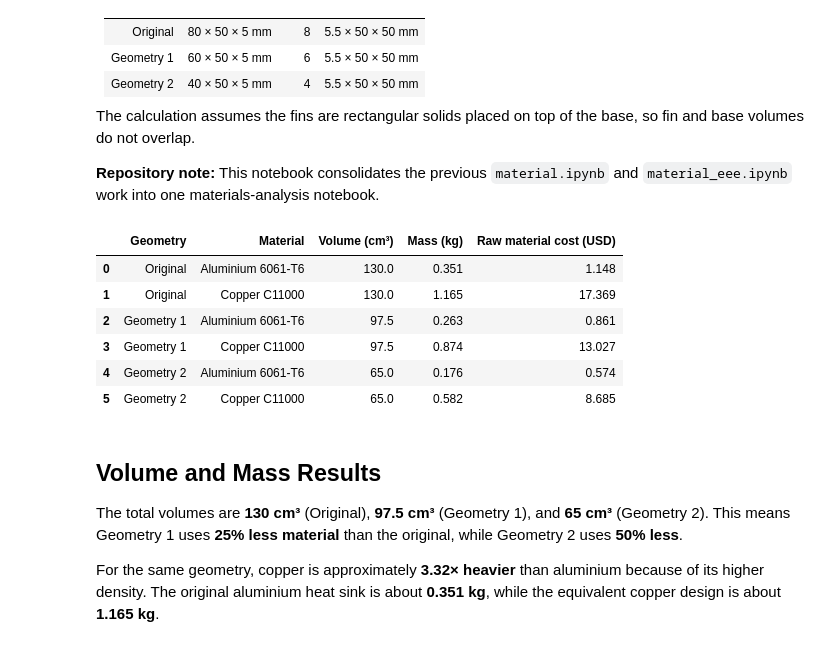
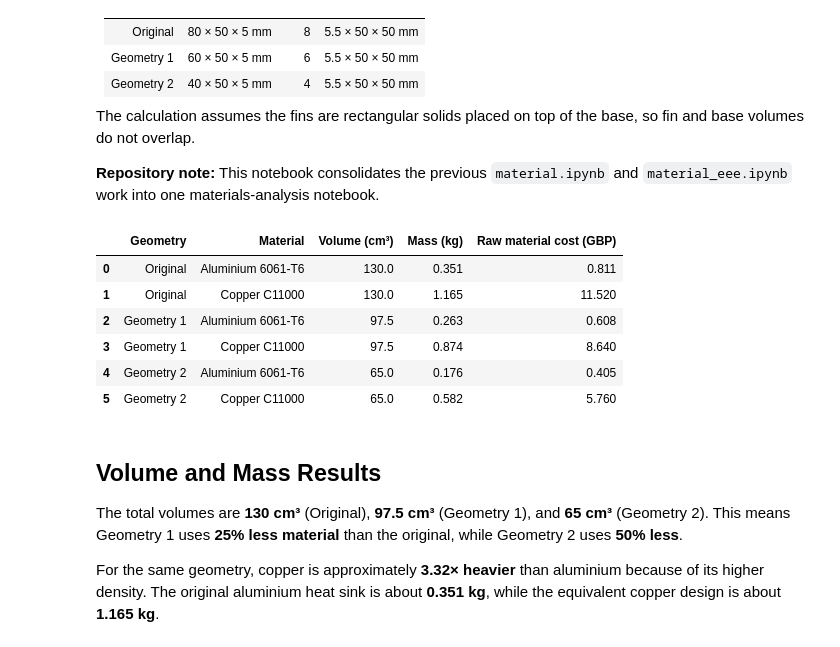
Before and after one commit to jaeheewritescode/mosfet-thermal-simulation, a Jupyter notebook: materials/material_eee.ipynb, the cells around one changed output. Saved outputs shown, nothing was run; the diff lists cells and outputs as text; code cells hidden in the pictures.

```diff
--- a/materials/material_eee.ipynb
+++ b/materials/material_eee.ipynb
@@ -24,43 +24,43 @@ fin_height_mm = 50
 fin_length_mm = 50
 base_width_mm = 50
 base_thickness_mm = 5
 
 geometries = {
     "Original": {"base_length_mm": 80, "n_fins": 8},
     "Geometry 1": {"base_length_mm": 60, "n_fins": 6},
     "Geometry 2": {"base_length_mm": 40, "n_fins": 4},
 }
 
 materials = {
-    "Aluminium 6061-T6": {"density_g_cm3": 2.70, "raw_price_usd_kg": 3.270},
-    "Copper C11000": {"density_g_cm3": 8.96, "raw_price_usd_kg": 14.912},
+    "Aluminium 6061-T6": {"density_g_cm3": 2.70, "raw_price_gbp_kg": 2.31},
+    "Copper C11000": {"density_g_cm3": 8.96, "raw_price_gbp_kg": 9.89},
 }
 
 fin_volume_mm3 = fin_width_mm * fin_height_mm * fin_length_mm
 rows = []
 for geometry, g in geometries.items():
     base_volume_mm3 = g["base_length_mm"] * base_width_mm * base_thickness_mm
     total_volume_cm3 = (base_volume_mm3 + g["n_fins"] * fin_volume_mm3) / 1000
     for material, m in materials.items():
         mass_kg = total_volume_cm3 * m["density_g_cm3"] / 1000
         rows.append({
             "Geometry": geometry,
             "Material": material,
             "Volume (cm³)": total_volume_cm3,
             "Mass (kg)": mass_kg,
-            "Raw material cost (USD)": mass_kg * m["raw_price_usd_kg"],
+            "Raw material cost (GBP)": mass_kg * m["raw_price_gbp_kg"],
         })
 
 mass_results = pd.DataFrame(rows)
 mass_results.round(3)
 # %% [output]
-|  | Geometry | Material | Volume (cm³) | Mass (kg) | Raw material cost (USD) |
-| 0 | Original | Aluminium 6061-T6 | 130.0 | 0.351 | 1.148 |
-| 1 | Original | Copper C11000 | 130.0 | 1.165 | 17.369 |
-| 2 | Geometry 1 | Aluminium 6061-T6 | 97.5 | 0.263 | 0.861 |
-| 3 | Geometry 1 | Copper C11000 | 97.5 | 0.874 | 13.027 |
-| 4 | Geometry 2 | Aluminium 6061-T6 | 65.0 | 0.176 | 0.574 |
-| 5 | Geometry 2 | Copper C11000 | 65.0 | 0.582 | 8.685 |
+|  | Geometry | Material | Volume (cm³) | Mass (kg) | Raw material cost (GBP) |
+| 0 | Original | Aluminium 6061-T6 | 130.0 | 0.351 | 0.811 |
+| 1 | Original | Copper C11000 | 130.0 | 1.165 | 11.520 |
+| 2 | Geometry 1 | Aluminium 6061-T6 | 97.5 | 0.263 | 0.608 |
+| 3 | Geometry 1 | Copper C11000 | 97.5 | 0.874 | 8.640 |
+| 4 | Geometry 2 | Aluminium 6061-T6 | 65.0 | 0.176 | 0.405 |
+| 5 | Geometry 2 | Copper C11000 | 65.0 | 0.582 | 5.760 |
 # %% [markdown]
 ## Volume and Mass Results
 
```
Also changed, not shown: parts of 3 cells of this notebook, 4 other files.
